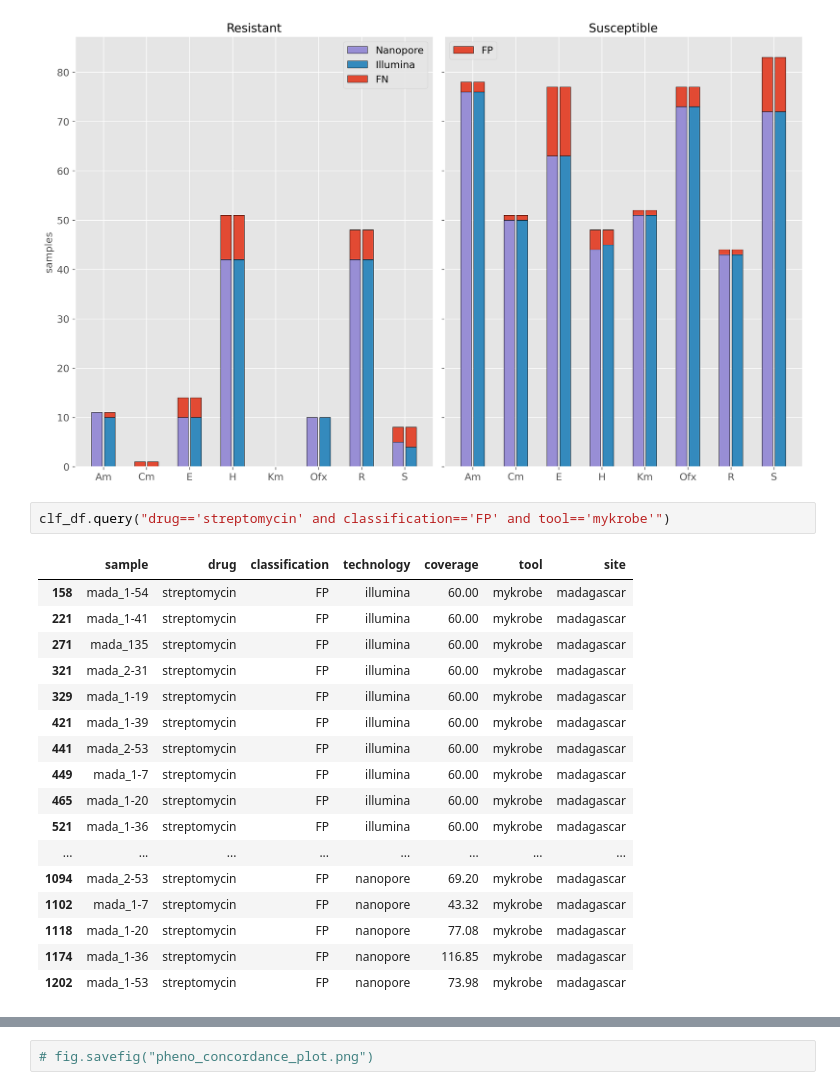
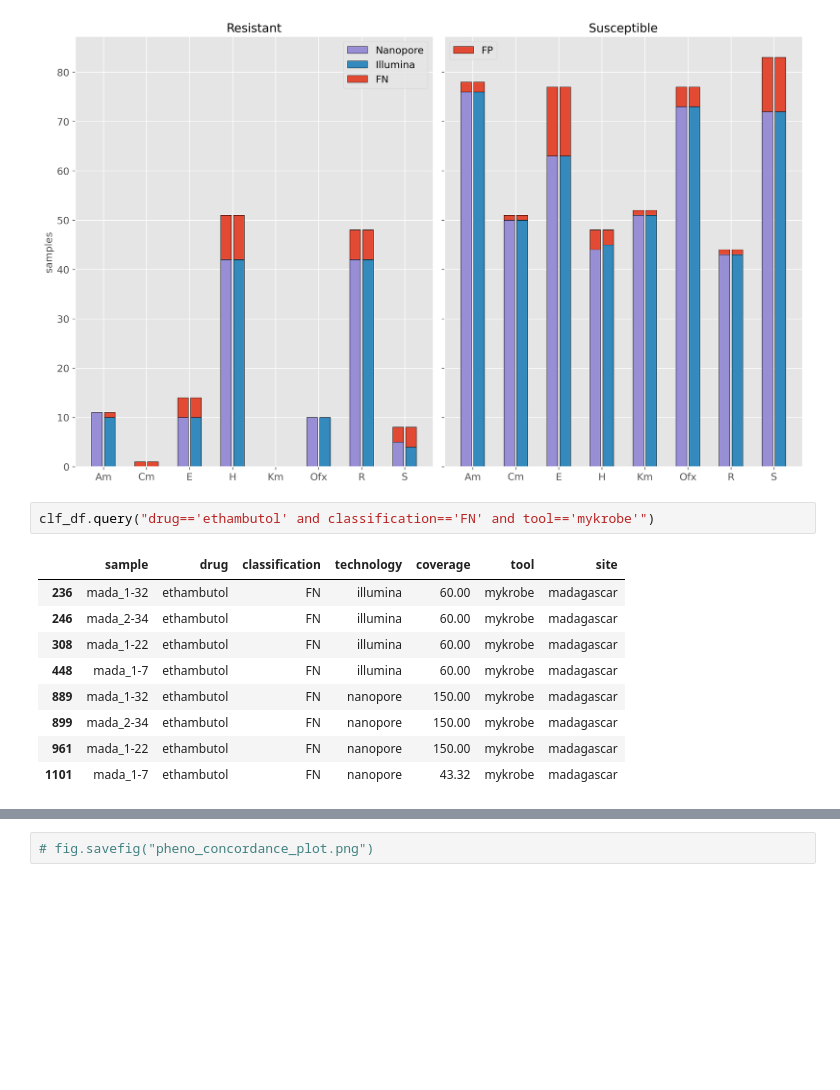
Before and after one commit to mbhall88/head_to_head_pipeline, a Jupyter notebook: analysis/resistance_prediction/workflow/notebooks/analysis_eda.ipynb, the cells around one changed output, grey strips where cells are left out. Saved outputs shown, nothing was run; the diff lists cells and outputs as text; blank space fills up the shorter version.

```diff
--- a/analysis/resistance_prediction/workflow/notebooks/analysis_eda.ipynb
+++ b/analysis/resistance_prediction/workflow/notebooks/analysis_eda.ipynb
@@ -593,23 +591,15 @@ plt.tight_layout()
 # %% [output]
 [figure]
 # %%
-clf_df.query("drug=='streptomycin' and classification=='FP' and tool=='mykrobe'")
+clf_df.query("drug=='ethambutol' and classification=='FN' and tool=='mykrobe'")
 # %% [output]
 |  | sample | drug | classification | technology | coverage | tool | site |
-| 158 | mada_1-54 | streptomycin | FP | illumina | 60.00 | mykrobe | madagascar |
-| 221 | mada_1-41 | streptomycin | FP | illumina | 60.00 | mykrobe | madagascar |
-| 271 | mada_135 | streptomycin | FP | illumina | 60.00 | mykrobe | madagascar |
-| 321 | mada_2-31 | streptomycin | FP | illumina | 60.00 | mykrobe | madagascar |
-| 329 | mada_1-19 | streptomycin | FP | illumina | 60.00 | mykrobe | madagascar |
-| 421 | mada_1-39 | streptomycin | FP | illumina | 60.00 | mykrobe | madagascar |
-| 441 | mada_2-53 | streptomycin | FP | illumina | 60.00 | mykrobe | madagascar |
-| 449 | mada_1-7 | streptomycin | FP | illumina | 60.00 | mykrobe | madagascar |
-| 465 | mada_1-20 | streptomycin | FP | illumina | 60.00 | mykrobe | madagascar |
-| 521 | mada_1-36 | streptomycin | FP | illumina | 60.00 | mykrobe | madagascar |
-| ... | ... | ... | ... | ... | ... | ... | ... |
-| 1094 | mada_2-53 | streptomycin | FP | nanopore | 69.20 | mykrobe | madagascar |
-| 1102 | mada_1-7 | streptomycin | FP | nanopore | 43.32 | mykrobe | madagascar |
-| 1118 | mada_1-20 | streptomycin | FP | nanopore | 77.08 | mykrobe | madagascar |
-| 1174 | mada_1-36 | streptomycin | FP | nanopore | 116.85 | mykrobe | madagascar |
-| 1202 | mada_1-53 | streptomycin | FP | nanopore | 73.98 | mykrobe | madagascar |
+| 236 | mada_1-32 | ethambutol | FN | illumina | 60.00 | mykrobe | madagascar |
+| 246 | mada_2-34 | ethambutol | FN | illumina | 60.00 | mykrobe | madagascar |
+| 308 | mada_1-22 | ethambutol | FN | illumina | 60.00 | mykrobe | madagascar |
+| 448 | mada_1-7 | ethambutol | FN | illumina | 60.00 | mykrobe | madagascar |
+| 889 | mada_1-32 | ethambutol | FN | nanopore | 150.00 | mykrobe | madagascar |
+| 899 | mada_2-34 | ethambutol | FN | nanopore | 150.00 | mykrobe | madagascar |
+| 961 | mada_1-22 | ethambutol | FN | nanopore | 150.00 | mykrobe | madagascar |
+| 1101 | mada_1-7 | ethambutol | FN | nanopore | 43.32 | mykrobe | madagascar |
 # %%
```
Also changed, not shown: parts of 2 cells of this notebook.
